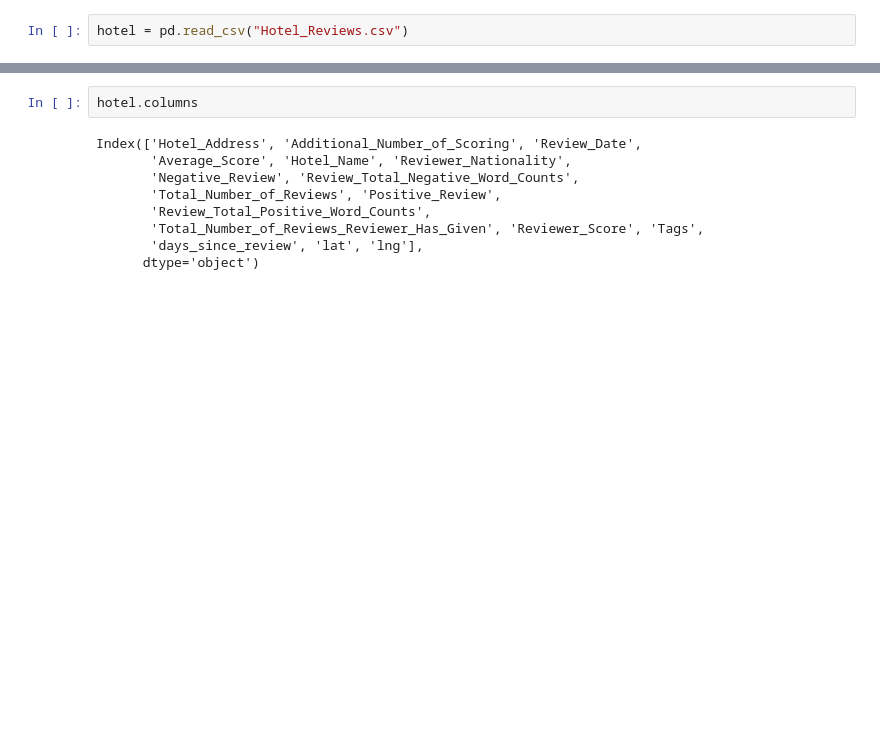
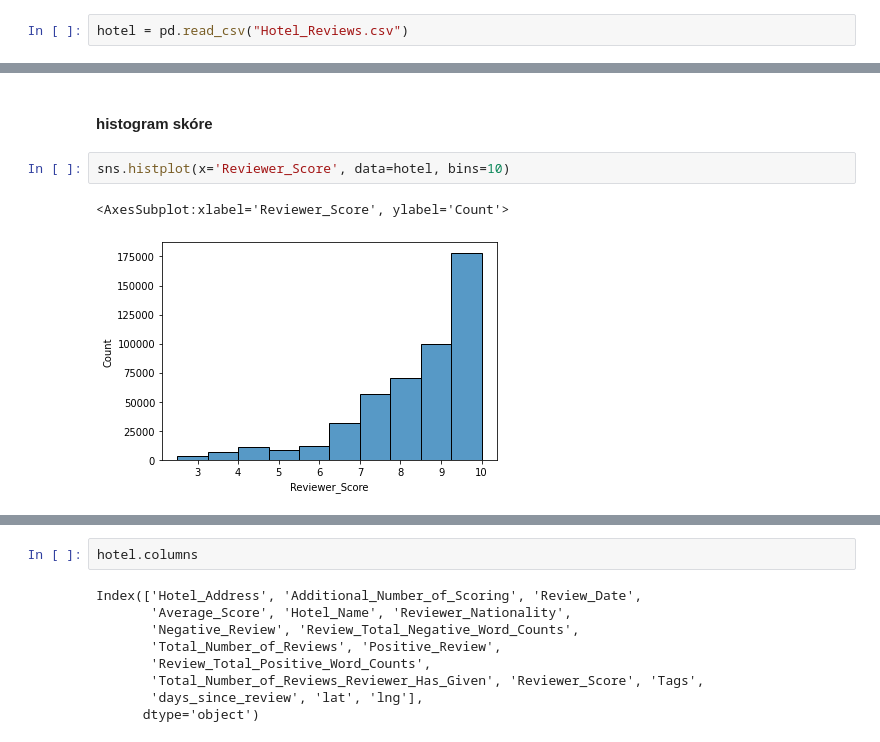
Before and after one commit to cermatej/vse-text-analysis, a Jupyter notebook: hotel_text_analysis.ipynb, the cells around one changed output, grey strips where cells are left out. Saved outputs shown, nothing was run; the diff lists cells and outputs as text; blank space fills up the shorter version.

```diff
--- a/hotel_text_analysis.ipynb
+++ b/hotel_text_analysis.ipynb
@@ -63,0 +71,7 @@ dtype: object
+# %% [markdown]
+#### histogram skóre
+# %%
+sns.histplot(x='Reviewer_Score', data=hotel, bins=10)
+# %% [output]
+<AxesSubplot:xlabel='Reviewer_Score', ylabel='Count'>
+[figure, added]
```
Also changed, not shown: parts of 92 cells of this notebook, 1 other file.
